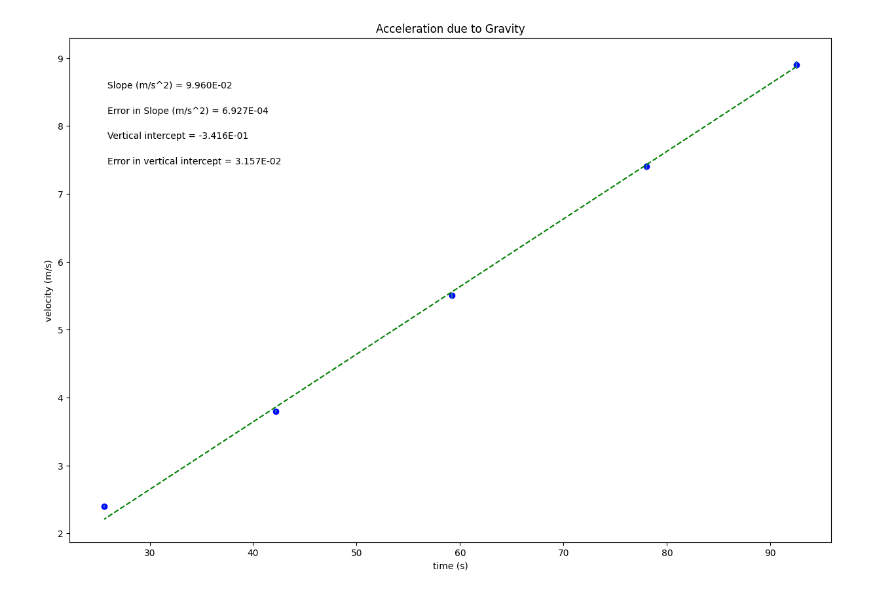
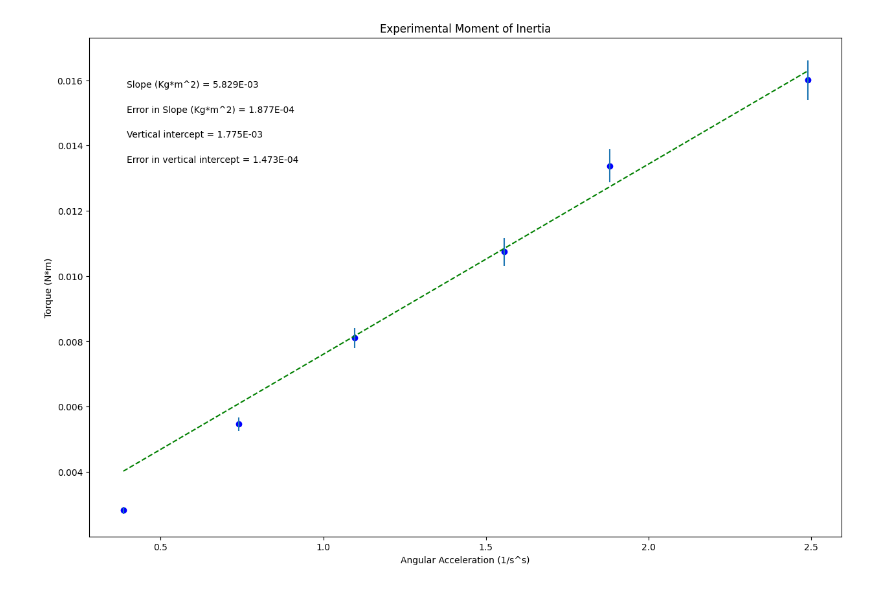
Before and after one commit to Aid3n-Erickson/Lab-Plot, a Jupyter notebook: Copy_of_PHSXlab_plotting_template.ipynb, the cells around one changed output. Drawn from its saved outputs; the diff is of its cells as text; code cells hidden in the pictures.

```diff
--- a/Copy_of_PHSXlab_plotting_template.ipynb
+++ b/Copy_of_PHSXlab_plotting_template.ipynb
@@ -1,8 +1,8 @@
 # %% [markdown]
 <a href="https://colab.research.google.com/github/Aid3n-Erickson/Lab-Plot/blob/main/Copy_of_PHSXlab_plotting_template.ipynb" target="_parent"><img src="https://colab.research.google.com/assets/colab-badge.svg" alt="Open In Colab"/></a>
 # %%
-#PHSX 216 plotting code
-#Aiden Erickson
+#PHSX 216 & 218 plotting code
+#Brianna Beller
 #Updated September 2023
 
 #import packages and libraries, assign shortcut names
@@ -19,28 +19,28 @@ import matplotlib.pyplot as plt
 #variable names should start with a letter and must contain only letters, numbers, and underscores
 
 
-D  = np.array([92.5, 78.0, 59.2, 42.2, 25.6])
+xvariable_changeme = np.array([0.385185185, 0.740740741, 1.096296296, 1.5555556, 1.881481481, 2.48888889])
 
-vf2 = np.array([8.9, 7.4, 5.5, 3.8, 2.4])
+yvariable_changeme = np.array([0.00281937, 0.00546399, 0.00810618, 0.010743917, 0.01338093, 0.016009344])
 
-dv2 = np.array([0.06, 0.05, 0.04, 0.02, 0.02])
+err_yvariable_changeme = np.array([0.000106, 0.000206, 0.000305, 0.000421, 0.000505, 0.000604])
 
 
 
 #Re-assign variables as x, y, dy so that the remaining plotting code may remain generic
 #UPDATE VARIABLE NAMES (ON RHS OF EACH EQUAL SIGN) TO MATCH VARIABLE NAMES FOR DATA ABOVE
 
-x = D             #this should be the array you want to plot on the x axis
-y = vf2             #this should be the array you want to plot on the y axis
-dy = dv2        #this should be your error in y array
+x = xvariable_changeme             #this should be the array you want to plot on the x axis
+y = yvariable_changeme             #this should be the array you want to plot on the y axis
+dy = err_yvariable_changeme        #this should be your error in y array
 
 
 #UPDATE EACH OF THESE 4 STRINGS FOR YOUR PLOT LABELS AS YOU WANT THEM TO APPEAR
 
-plot_title= 'Acceleration due to Gravity'
-x_label= 'time (s)'
-y_label= 'velocity (m/s)'
-slope_units= 'm/s^2'
+plot_title= 'Experimental Moment of Inertia'
+x_label= 'Angular Acceleration (1/s^s)'
+y_label= 'Torque (N*m)'
+slope_units= 'Kg*m^2'
 
 #UPDATE ANNOTATION PLACEMENT SO IT'S OUT OF WAY OF PLOTTED DATA AND BEST FIT LINE
 #integer from 1 to 4, top R corner is 1 (counter-clockwise from there)
@@ -92,31 +92,31 @@ elif annotation_placement==3 or annotation_placement==4:
 #Don't need to change anything in this section!
 
 #Plot data on graph. Plot error bars and place values for slope,
 #error in slope, and vertical intercept (plus error) on the plot using "annotate"
 
 plt.figure(figsize=(15,10))
 
 plt.plot(x, fit, color='green', linestyle='--')
 plt.scatter(x, y, color='blue', marker='o')
 
 plt.xlabel(x_label)
 plt.ylabel(y_label)
 plt.title(plot_title)
 
 plt.errorbar(x, y, yerr=dy, xerr=None, fmt="none") #don't need to plot x error bars
 
 plt.annotate('Slope ({}) = {value:.{digits}E}'.format(slope_units,value=m, digits=3),
              (xpos, ypos[0]), xycoords='axes fraction')
 
 plt.annotate('Error in Slope ({}) = {value:.{digits}E}'.format(slope_units,value=dm, digits=3),
              (xpos, ypos[1]), xycoords='axes fraction')
 
 plt.annotate('Vertical intercept = {value:.{digits}E}'.format(value=b, digits=3),
              (xpos, ypos[2]), xycoords='axes fraction')
 
 plt.annotate('Error in vertical intercept = {value:.{digits}E}'.format(value=db, digits=3),
              (xpos, ypos[3]), xycoords='axes fraction')
 
 plt.show()
 # %% [output]
-[figure, old version]
+[figure, new version]
```
